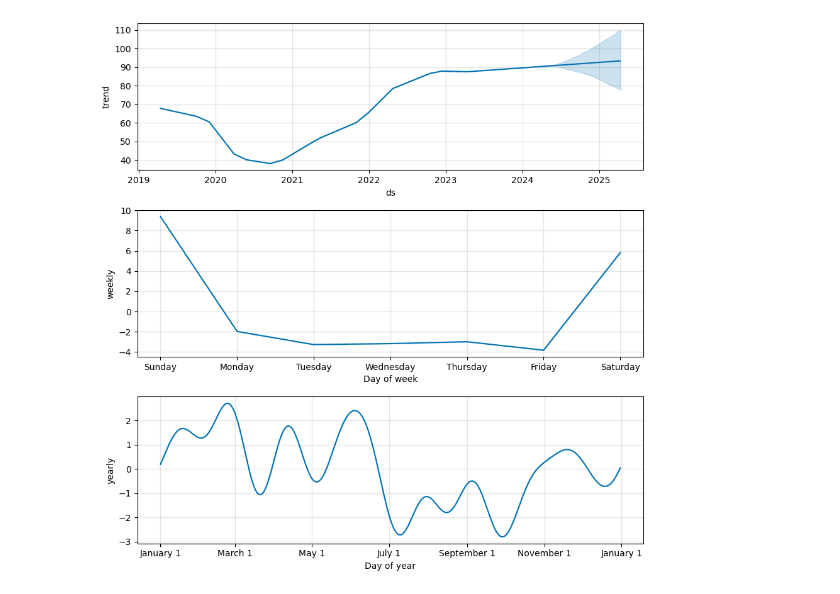
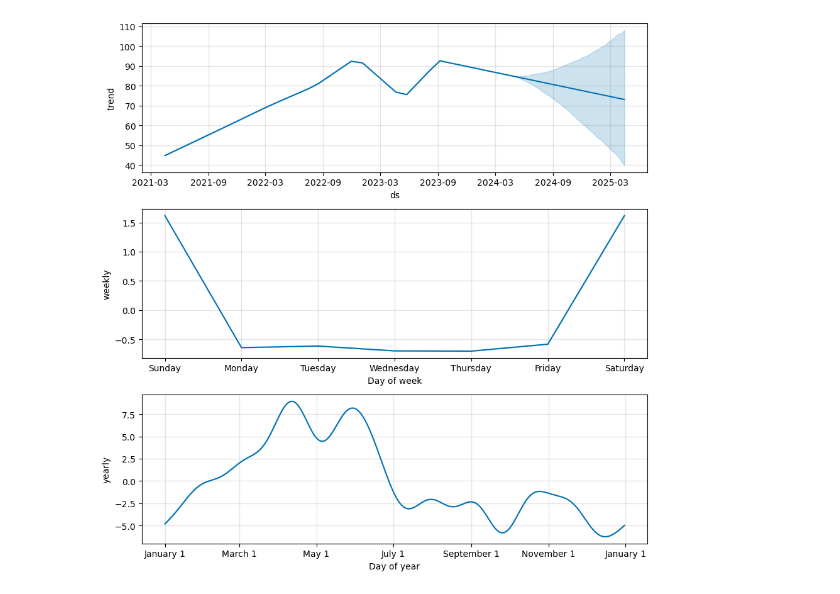
Before and after one commit to 15jarom/OptionsHedgingXLE, a Jupyter notebook: jarom_working_nb.ipynb, the cells around one changed output. Saved outputs shown, nothing was run; the diff lists cells and outputs as text; code cells hidden in the pictures.

Commit message:
full data grab and prophet

```diff
--- a/jarom_working_nb.ipynb
+++ b/jarom_working_nb.ipynb
@@ -254,0 +109,3 @@ prophet_df
+# %%
+prophet_df = pd.DataFrame(yf.download('XLE', period="3y")['Close'])
+prophet_df
@@ -255,12 +128,12 @@ prophet_df
 # %%
 # Prophet Section
 
-interim = prophet_df.drop(columns= ['high', 'low', 'trade_count', 'open', 'volume', 'vwap'])
-interim = interim.reset_index()
+interim = prophet_df.copy().reset_index()
+#interim = interim.reset_index()
 
-prophet_model = interim[['timestamp', 'close']]
-prophet_model['timestamp'] = prophet_model['timestamp'].apply(lambda d: d.replace(tzinfo=None))
-prophet_model.rename(columns={"timestamp":"ds", "close":"y"}, inplace=True)
+prophet_model = interim[['Date', 'Close']]
+prophet_model['Date'] = prophet_model['Date'].apply(lambda d: d.replace(tzinfo=None))
+prophet_model.rename(columns={"Date":"ds", "Close":"y"}, inplace=True)
 
 #display(prophet_model)
 
@@ -288 +161 @@ fig2 = Prophet_trends.plot_components(forecast)
-[figure, old version]
+[figure, new version]
```
Also changed, not shown: parts of 21 cells of this notebook.
